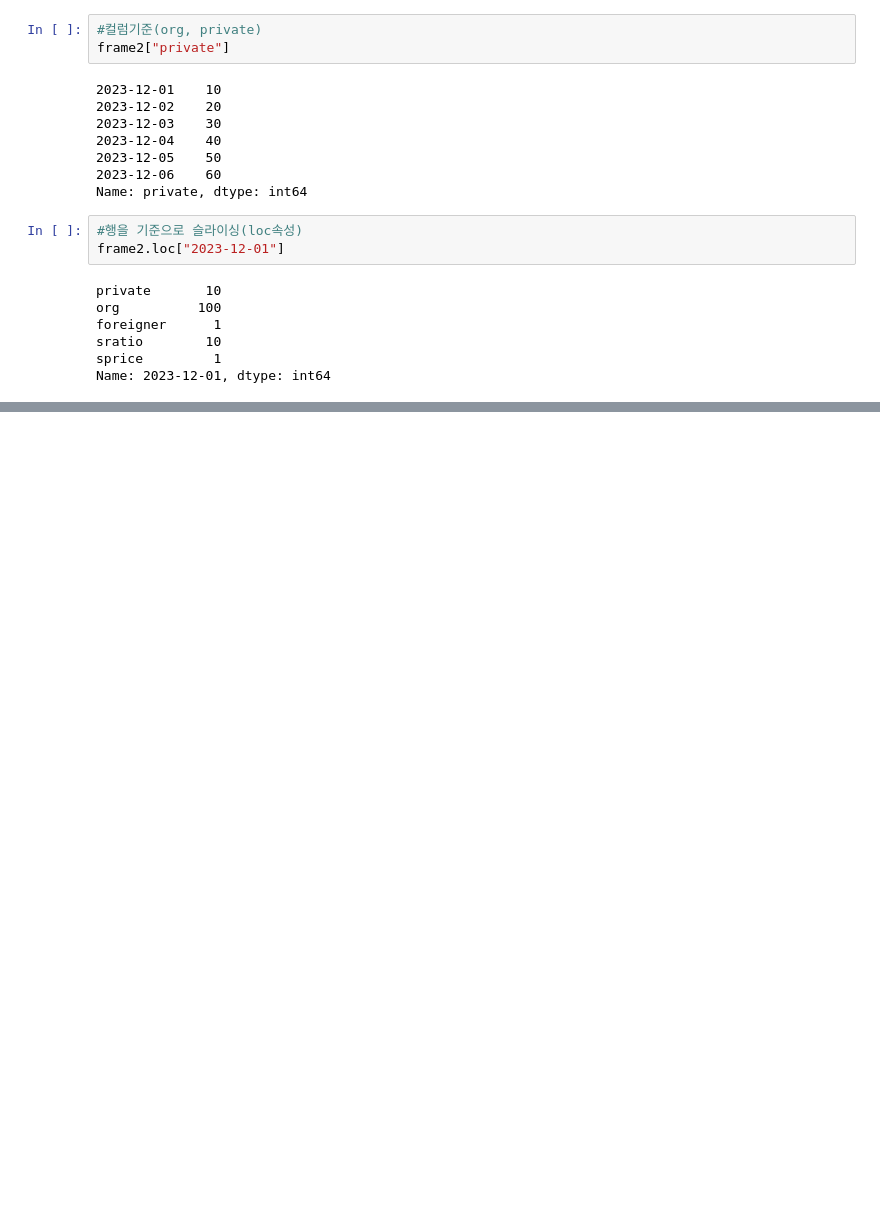
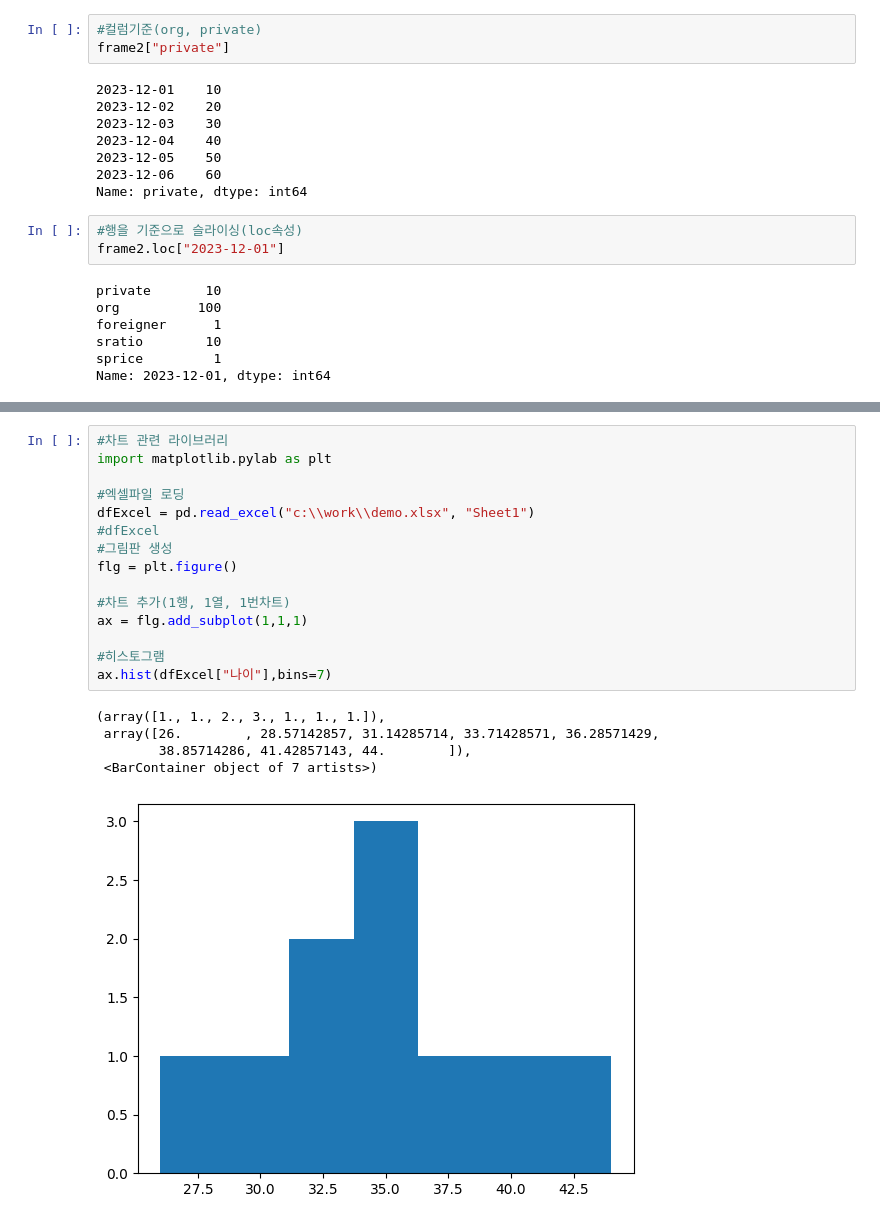
Before and after one commit to SeungJaeEom/python231113, a Jupyter notebook: DemoPandas.ipynb, the cells around one changed output, grey strips where cells are left out. Drawn from its saved outputs; the diff is of its cells as text; blank space fills up the shorter version.

```diff
--- a/DemoPandas.ipynb
+++ b/DemoPandas.ipynb
@@ -85,0 +124,21 @@ Name: 2023-12-01, dtype: int64
+# %%
+#차트 관련 라이브러리
+import matplotlib.pylab as plt
+
+#엑셀파일 로딩
+dfExcel = pd.read_excel("c:\\work\\demo.xlsx", "Sheet1")
+#dfExcel
+#그림판 생성
+flg = plt.figure()
+
+#차트 추가(1행, 1열, 1번차트)
+ax = flg.add_subplot(1,1,1)
+
+#히스토그램
+ax.hist(dfExcel["나이"],bins=7)
+# %% [output]
+(array([1., 1., 2., 3., 1., 1., 1.]),
+ array([26.        , 28.57142857, 31.14285714, 33.71428571, 36.28571429,
+        38.85714286, 41.42857143, 44.        ]),
+ <BarContainer object of 7 artists>)
+[figure, added]
```
Also changed, not shown: parts of 4 cells of this notebook, 1 other file.
